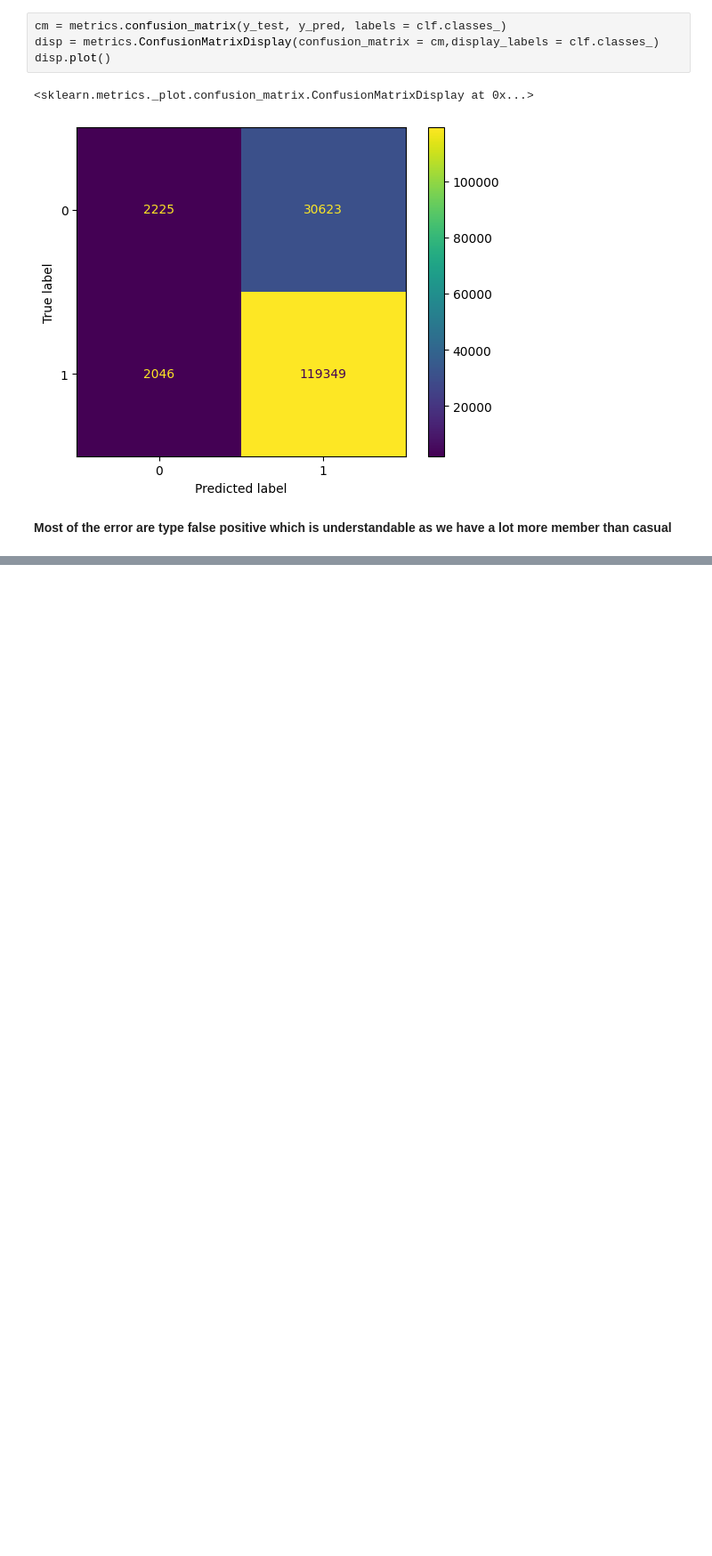
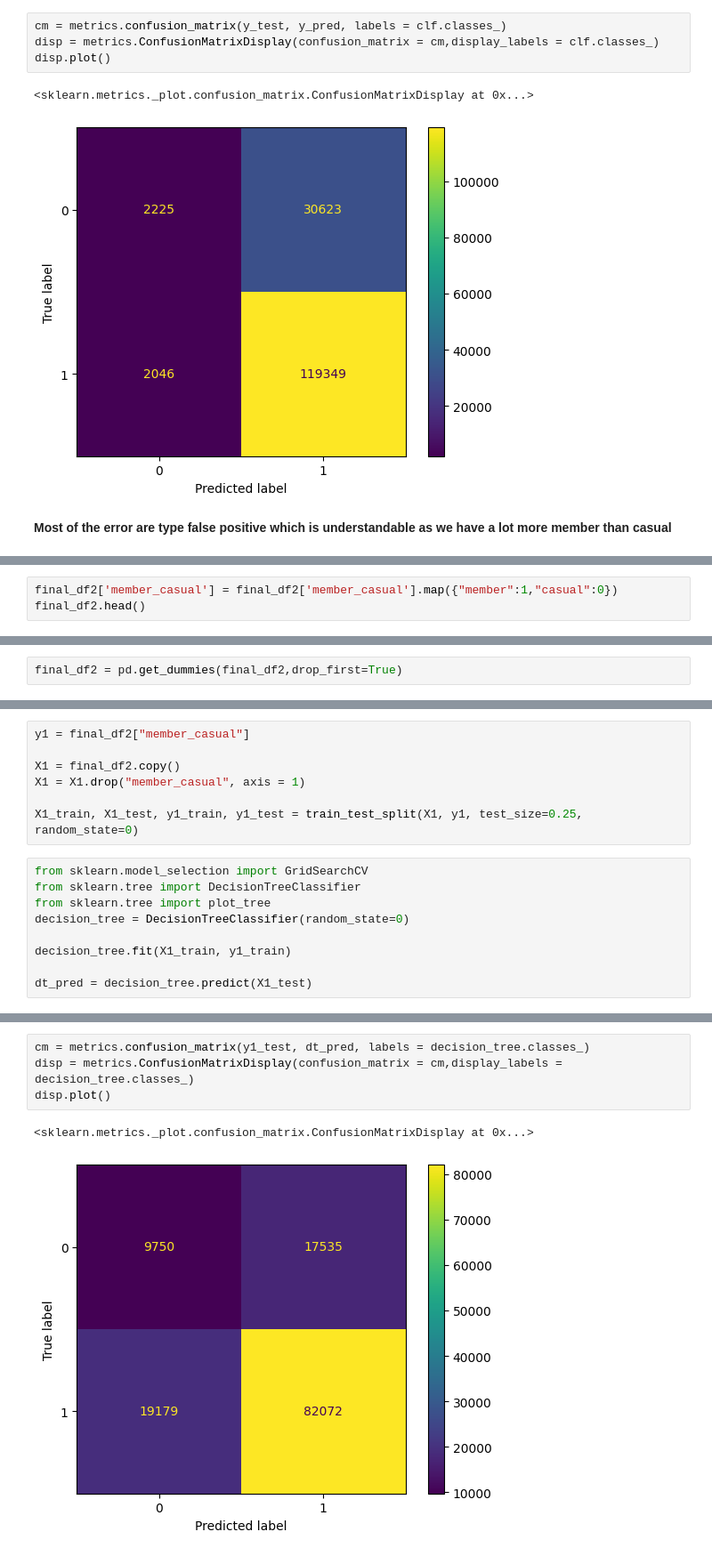
Before and after one commit to ndminh2003/Divvy_Bike_Case_Study_Analysis, a Jupyter notebook: divvy-casestudy.ipynb, the cells around one changed output, grey strips where cells are left out. Shown at 89% size. Drawn from its saved outputs; the diff is of its cells as text; blank space fills up the shorter version.

```diff
--- a/divvy-casestudy.ipynb
+++ b/divvy-casestudy.ipynb
@@ -788,0 +818,3 @@ disp.plot()
+# %%
+final_df2['member_casual'] = final_df2['member_casual'].map({"member":1,"casual":0})
+final_df2.head()
@@ -788,0 +833,2 @@ disp.plot()
+# %%
+final_df2 = pd.get_dummies(final_df2,drop_first=True)
@@ -788,0 +844,16 @@ disp.plot()
+# %%
+y1 = final_df2["member_casual"]
+
+X1 = final_df2.copy()
+X1 = X1.drop("member_casual", axis = 1)
+
+X1_train, X1_test, y1_train, y1_test = train_test_split(X1, y1, test_size=0.25, random_state=0)
+# %%
+from sklearn.model_selection import GridSearchCV
+from sklearn.tree import DecisionTreeClassifier
+from sklearn.tree import plot_tree
+decision_tree = DecisionTreeClassifier(random_state=0)
+
+decision_tree.fit(X1_train, y1_train)
+
+dt_pred = decision_tree.predict(X1_test)
@@ -788,0 +872,7 @@ disp.plot()
+# %%
+cm = metrics.confusion_matrix(y1_test, dt_pred, labels = decision_tree.classes_)
+disp = metrics.ConfusionMatrixDisplay(confusion_matrix = cm,display_labels = decision_tree.classes_)
+disp.plot()
+# %% [output]
+<sklearn.metrics._plot.confusion_matrix.ConfusionMatrixDisplay at 0x...>
+[figure, added]
```
Also changed, not shown: parts of 17 cells of this notebook.
